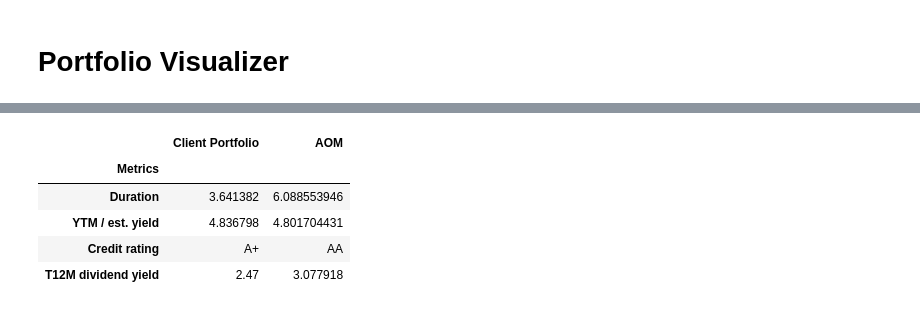
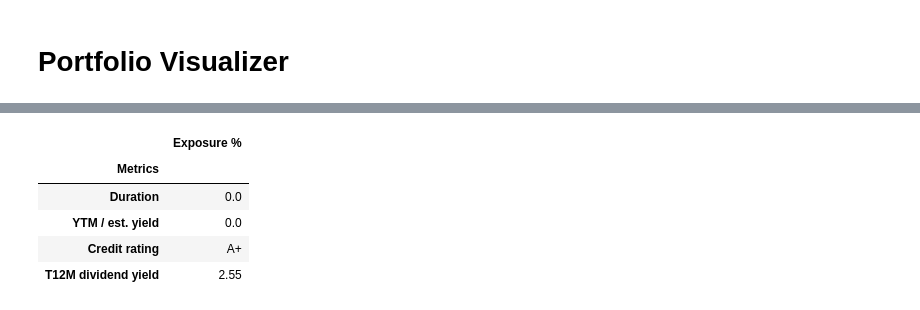
Before and after one commit to weijieleong/Portfolio-Visualizer, a Jupyter notebook: Portfolio_Visualizer_colab_V1.ipynb, the cells around one changed output, grey strips where cells are left out. Cells and saved outputs as stored; diff of their text form; code cells hidden in the pictures.

```diff
--- a/Portfolio_Visualizer_colab_V1.ipynb
+++ b/Portfolio_Visualizer_colab_V1.ipynb
@@ -1496,34 +618,29 @@ generate_key_holdings()
 # %%
 # @title 7. Fixed income metrics - duration, YTM, dividend yield, credit quality
 
 # calc dividend of all constituents
-dvd_breakdown_list = [pc.exposure_analysis(all_port_wgt[portfolio], df_fi_metrics.loc[['T12M dividend yield']].astype(float), latest_data=True).rename(columns={0: portfolio}) for portfolio in port_names]
-dvd_breakdown_all = pd.concat(dvd_breakdown_list, axis=1)
-dvd_breakdown_all.columns = port_names
-dvd_breakdown_all = pd.concat([dvd_breakdown_all, df_fi_metrics.loc[['T12M dividend yield']][bm_tickers]], axis=1)
+dvd_breakdown_all = pc.exposure_analysis(client_latest_alloc_adj, df_fi_metrics.loc[['T12M dividend yield']].astype(float), latest_data=True)
 dvd_breakdown_all = round(dvd_breakdown_all, 2)
 
 
 # Duration, YTM and credit quality of FI components only
 fixed_income_list = df_fi_metrics.columns[df_fi_metrics.iloc[df_fi_metrics.index.get_loc('YTM / est. yield')] != 0].tolist()
 port_fi_metrics = pd.DataFrame()
 
-for i in (port_names):
-    ytm_duration_df = pc.exposure_analysis_mixed(all_port_wgt[i], df_fi_metrics.loc[['Duration', 'YTM / est. yield']].astype(float), fixed_income_list, latest_data=True, start_date=start_date, end_date=end_date)
-    ytm_duration_df.columns = [i]
-    port_fi_metrics = pd.concat([port_fi_metrics, ytm_duration_df], axis=1)
-    port_fi_metrics.loc['Credit rating'] = pc.calc_avg_credit_rating(all_port_wgt[i], df_fi_metrics.loc[['Credit rating']], latest_data=True)
+ytm_duration_df = pc.exposure_analysis_mixed(client_latest_alloc_adj, df_fi_metrics.loc[['Duration', 'YTM / est. yield']].astype(float), fixed_income_list, latest_data=True)
+port_fi_metrics = pd.concat([port_fi_metrics, ytm_duration_df], axis=1)
+port_fi_metrics.loc['Credit rating'] = pc.calc_avg_credit_rating(client_latest_alloc_adj, df_fi_metrics.loc[['Credit rating']], latest_data=True)
 
-port_fi_metrics = pd.concat([port_fi_metrics, df_fi_metrics.loc[['Duration', 'YTM / est. yield', 'Credit rating']][bm_tickers]], axis=1)
+# port_fi_metrics = pd.concat([port_fi_metrics, df_fi_metrics.loc[['Duration', 'YTM / est. yield', 'Credit rating']][bm_tickers]], axis=1)
 port_fi_metrics = pd.concat([port_fi_metrics, dvd_breakdown_all], axis=0)
 port_fi_metrics
 # %% [output]
-|  | Client Portfolio | AOM |
-| Metrics |  |  |
-| Duration | 3.641382 | 6.088553946 |
-| YTM / est. yield | 4.836798 | 4.801704431 |
-| Credit rating | A+ | AA |
-| T12M dividend yield | 2.47 | 3.077918 |
+|  | Exposure % |
+| Metrics |  |
+| Duration | 0.0 |
+| YTM / est. yield | 0.0 |
+| Credit rating | A+ |
+| T12M dividend yield | 2.55 |
 # %%
 # @title Func sunburst charts
 # Function to save charts to a single PDF
```
Also changed, not shown: parts of 17 cells of this notebook.
